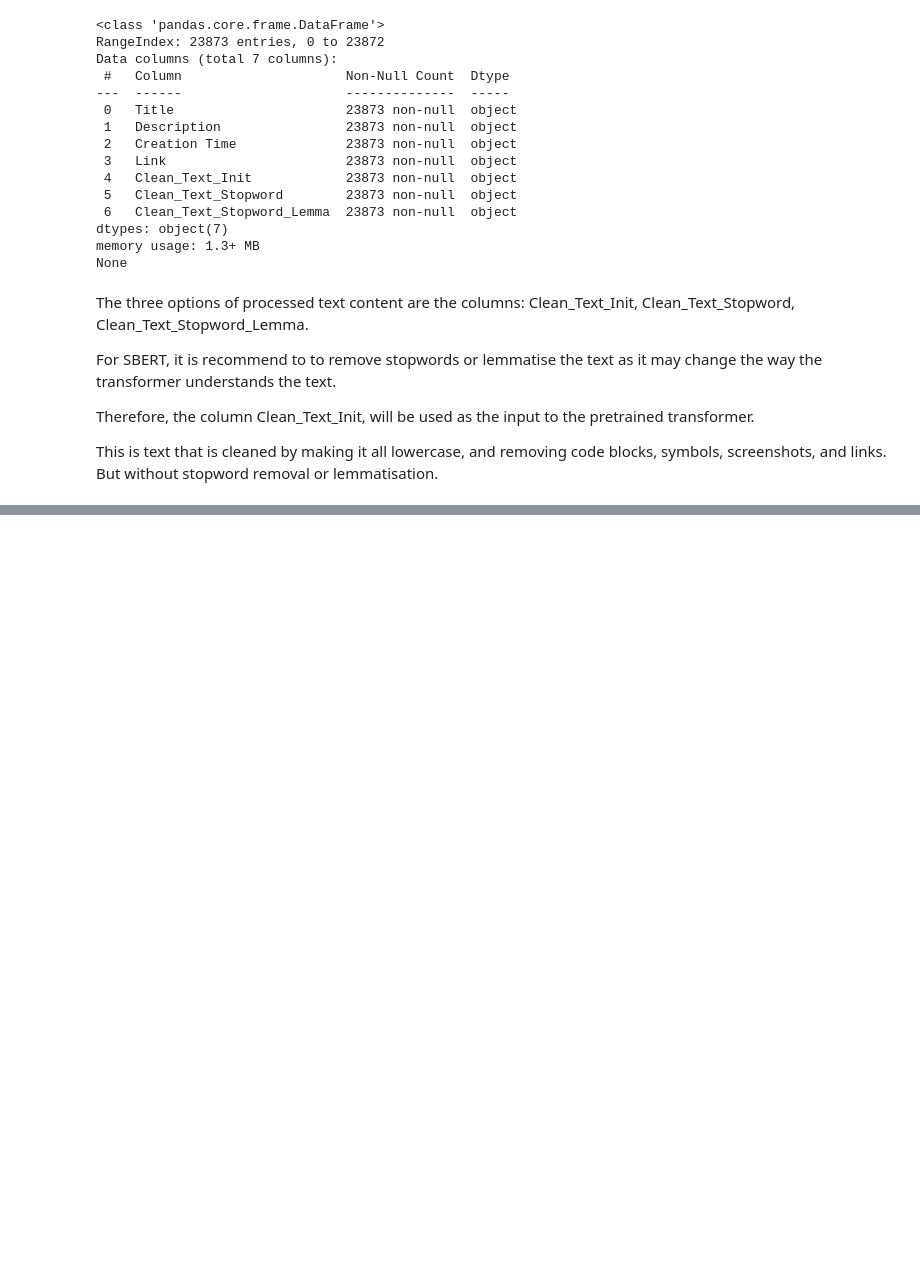
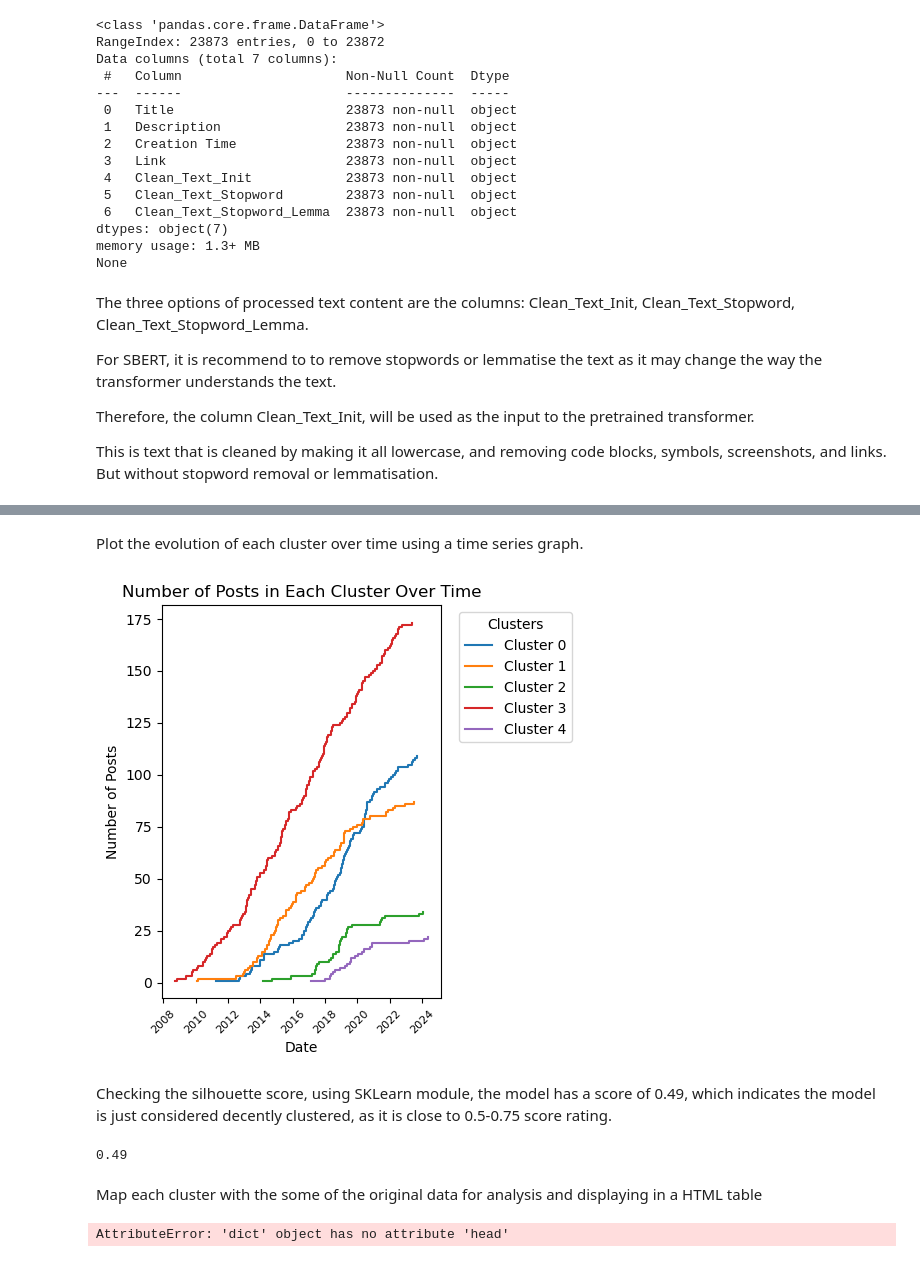
Before and after one commit to lalitphan-rainie/COMPSCI7417_NLP_Assignment2, a Jupyter notebook: sbert_with_plots_tables.ipynb, the cells around one changed output, grey strips where cells are left out. Drawn from its saved outputs; the diff is of its cells as text; code cells hidden in the pictures; blank space fills up the shorter version.

```diff
--- a/sbert_with_plots_tables.ipynb
+++ b/sbert_with_plots_tables.ipynb
@@ -122,14 +131,81 @@ plt.show()
+# %% [markdown]
+Plot the evolution of each cluster over time using a time series graph.
+# %%
+#convert creation time column to pandas datetime type
+df['Creation Time'] = pd.to_datetime(df['Creation Time'], format='mixed')
+df_sorted=df.sort_values('Creation Time')
+
+plt.figure(figsize=(5, 5))
+#for each cluster, create a time series line
+for cluster_id in sorted(df_sorted['ClusterID'].unique()):
+    if cluster_id!=-1:
+        cluster_data = df_sorted[df_sorted['ClusterID'] == cluster_id]
+
+        dates = cluster_data['Creation Time']
+        counts = range(1, len(cluster_data) + 1)
+        #plot each post in the cluster as a timestep
+        plt.step(dates, counts, where='post', label=f'Cluster {cluster_id}')
+
+plt.title('Number of Posts in Each Cluster Over Time')
+plt.xlabel('Date')
+plt.xticks(rotation=45, fontsize=8)
+plt.ylabel('Number of Posts')
+plt.legend(title='Clusters', loc='upper left', bbox_to_anchor=(1.04, 1))
+plt.tight_layout()
+plt.show()
+# %% [output]
+[figure, added]
+# %% [markdown]
+Checking the silhouette score, using SKLearn module, the model has a score of 0.49, which indicates the model is just considered decently clustered, as it is close to 0.5-0.75 score rating.
+# %%
+from sklearn.metrics import silhouette_score
+
+#remove embeddings of that were not clustered (label=-1)
+filtered_embeddings = embeddings[cluster_labels != -1]
+filtered_labels = cluster_labels[cluster_labels != -1]
+
+unique_clusters = np.unique(filtered_labels)
+
+silhouette = silhouette_score(filtered_embeddings, filtered_labels, metric='cosine')
+
+print(round(silhouette,2))
+# %% [output]
+0.49
+# %% [markdown]
+Map each cluster with the some of the original data for analysis and displaying in a HTML table
 # %%
-clusters = {0:[],1:[],2:[],3:[],4:[],5:[],6:[],7:[],8:[],9:[],10:[],11:[],12:[],13:[],14:[],15:[],16:[],17:[],18:[],19:[]}
+clusters = {0:[],1:[],2:[],3:[],4:[]}
 
 df['ClusterID'] = [-1] * len(df)
-
+unique_labels = np.unique(cluster_labels)
 for label in sorted(unique_labels):
-    # Find indices of sentences belonging to this cluster
     indices = np.where(cluster_labels == label)[0]
     num_in_cluster = len(indices)
     example_indices = indices[:]
     for i in example_indices:
         if label!=-1:
-            clusters[label].append([df.at[i,'Title'],df.at[i,'Link']])
+            clusters[label].append([df.at[i,'Title'],df.at[i,'Link'],df.at[i,'Clean_Text_Stopword_Lemma']])
         df.at[i, 'ClusterID'] = label
+
+cluster_freq = {0:[],1:[],2:[],3:[],4:[]}
+for class_no, items in sorted(clusters.items()):
+    word_freq = {}
+
+    post_index = 0
+    for post in items:
+        words = post[2].split()
+
+        #count the commonwords
+        for word in words:
+            if word in word_freq:
+                word_freq[word] += 1
+            else:
+                word_freq[word] = 1
+
+        post_index += 1
+
+    top_10 = sorted(word_freq.items(), key=lambda x: x[1], reverse=True)
+    top_10_words='-'.join([words for words,count in top_10][:10])
+    cluster_freq[class_no].append(top_10_words)
+# %% [output]
+AttributeError: 'dict' object has no attribute 'head'
```
Also changed, not shown: parts of 7 cells of this notebook.
